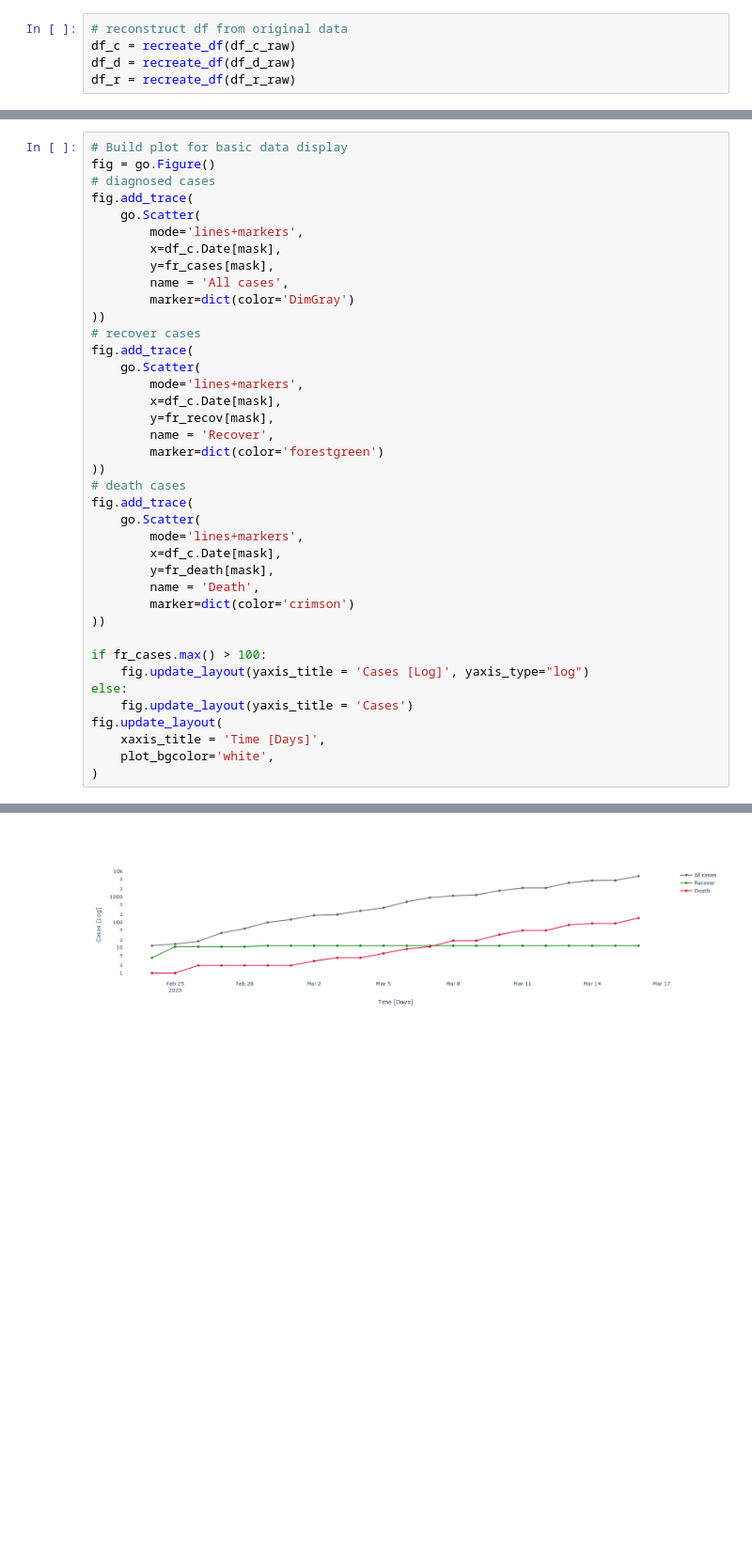
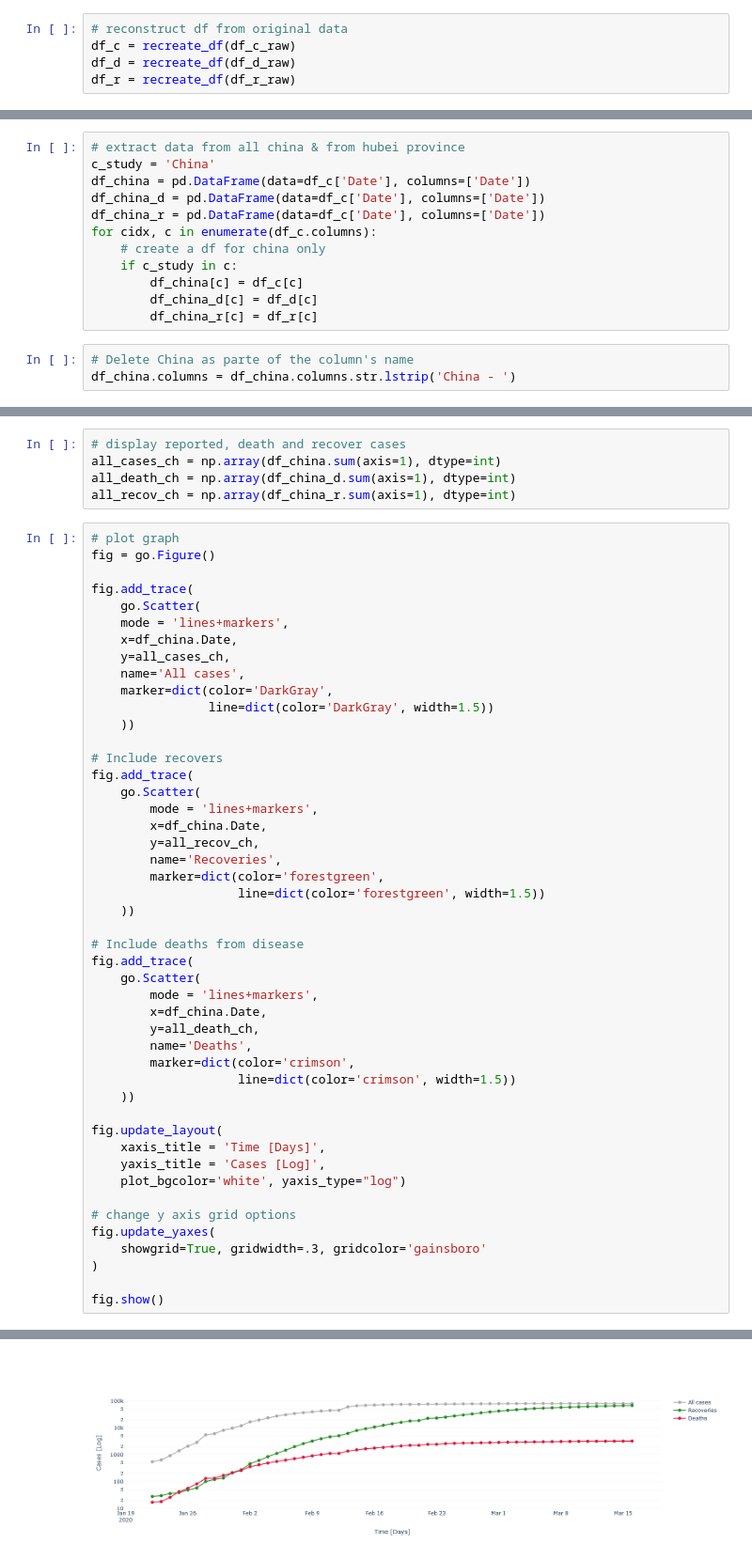
Before and after one commit to jsayri/analysis, a Jupyter notebook: COVID19_analysis/notebooks/China_analysis_COVID-19.ipynb, the cells around one changed output, grey strips where cells are left out. Shown at 94% size. Drawn from its saved outputs; the diff is of its cells as text; blank space fills up the shorter version.

Commit message:
Restructure of data analysis for COVID19 using pyscaffold
Signed-off-by: J SAYRITUPAC <6142180+jsayri@users.noreply.github.com>

```diff
--- a/COVID19_analysis/France_analysis_COVID-19.ipynb
+++ b/COVID19_analysis/notebooks/China_analysis_COVID-19.ipynb
@@ -71,0 +55,15 @@ for cidx, c in enumerate(df_c.columns):
+# %%
+# extract data from all china & from hubei province
+c_study = 'China'
+df_china = pd.DataFrame(data=df_c['Date'], columns=['Date'])
+df_china_d = pd.DataFrame(data=df_c['Date'], columns=['Date'])
+df_china_r = pd.DataFrame(data=df_c['Date'], columns=['Date'])
+for cidx, c in enumerate(df_c.columns):
+    # create a df for china only
+    if c_study in c:
+        df_china[c] = df_c[c]
+        df_china_d[c] = df_d[c]
+        df_china_r[c] = df_r[c]
+# %%
+# Delete China as parte of the column's name
+df_china.columns = df_china.columns.str.lstrip('China - ')
@@ -72,40 +157,53 @@ for cidx, c in enumerate(df_c.columns):
+# %%
+# display reported, death and recover cases
+all_cases_ch = np.array(df_china.sum(axis=1), dtype=int)
+all_death_ch = np.array(df_china_d.sum(axis=1), dtype=int)
+all_recov_ch = np.array(df_china_r.sum(axis=1), dtype=int)
 # %%
-# Build plot for basic data display
+# plot graph
 fig = go.Figure()
-# diagnosed cases
+
 fig.add_trace(
     go.Scatter(
-        mode='lines+markers',
-        x=df_c.Date[mask],
-        y=fr_cases[mask],
-        name = 'All cases',
-        marker=dict(color='DimGray')
-))
-# recover cases
+    mode = 'lines+markers',
+    x=df_china.Date,
+    y=all_cases_ch,
+    name='All cases',
+    marker=dict(color='DarkGray',
+                line=dict(color='DarkGray', width=1.5))
+    ))
+
+# Include recovers
 fig.add_trace(
     go.Scatter(
-        mode='lines+markers',
-        x=df_c.Date[mask],
-        y=fr_recov[mask],
-        name = 'Recover',
-        marker=dict(color='forestgreen')
-))
-# death cases
+        mode = 'lines+markers',
+        x=df_china.Date,
+        y=all_recov_ch,
+        name='Recoveries',
+        marker=dict(color='forestgreen',
+                    line=dict(color='forestgreen', width=1.5))
+    ))
+
+# Include deaths from disease
 fig.add_trace(
     go.Scatter(
-        mode='lines+markers',
-        x=df_c.Date[mask],
-        y=fr_death[mask],
-        name = 'Death',
-        marker=dict(color='crimson')
-))
+        mode = 'lines+markers',
+        x=df_china.Date,
+        y=all_death_ch,
+        name='Deaths',
+        marker=dict(color='crimson',
+                    line=dict(color='crimson', width=1.5))
+    ))
 
-if fr_cases.max() > 100:
-    fig.update_layout(yaxis_title = 'Cases [Log]', yaxis_type="log")
-else:
-    fig.update_layout(yaxis_title = 'Cases')
 fig.update_layout(
     xaxis_title = 'Time [Days]',
-    plot_bgcolor='white',
+    yaxis_title = 'Cases [Log]',
+    plot_bgcolor='white', yaxis_type="log")
+
+# change y axis grid options
+fig.update_yaxes(
+    showgrid=True, gridwidth=.3, gridcolor='gainsboro'
 )
+
+fig.show()
 # %% [output]
@@ -113 +210 @@ fig.update_layout(
-[figure, old version]
+[figure, new version]
```
Also changed, not shown: parts of 25 cells of this notebook, 24 other files.
